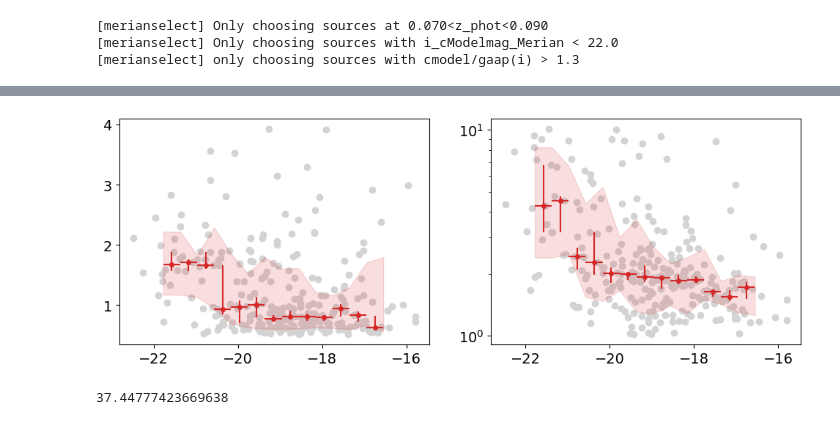
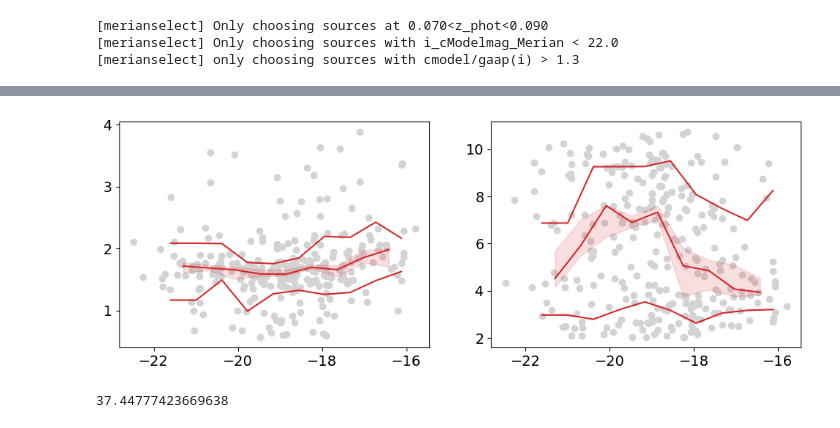
Before and after one commit to ekadofong/agrias, a Jupyter notebook: notebooks/DendroExplore.ipynb, the cells around one changed output, grey strips where cells are left out. Saved outputs shown, nothing was run; the diff lists cells and outputs as text; code cells hidden in the pictures.

Commit message:
add in color dependent av estimate

```diff
--- a/notebooks/DendroExplore.ipynb
+++ b/notebooks/DendroExplore.ipynb
@@ -193,2 +217,2 @@ sbdf.dropna()
 # %%
-extended = (sbdf['A']/sbdf['i_std'] > 3.)&(sbdf['n']>0.5)&(sbdf['n']<4.)&(sbdf['r_eff']>sbdf['r_eff_psf'])
+extended = (10.**(sbdf['A']-sbdf['i_std']) > 3.)&(sbdf['n']>0.5)&(sbdf['n']<4.)&(sbdf['r_eff']>(2.*sbdf['r_eff_psf']))
@@ -197,40 +258,42 @@ fig, axarr = plt.subplots(1,2,figsize=(12,4))
 
 ax = axarr[0]
 im = ax.scatter(
     #merian_sources.reindex(sbdf.index).loc[extended, 'i_cModelmag_Merian'],
     merian_sources.reindex(sbdf.index).loc[extended, 'Mi'],
     sbdf.loc[extended,'n'],
     color='lightgrey',
 )
 ek.running_quantile(
     merian_sources.reindex(sbdf.index).loc[extended, 'Mi'],
     sbdf.loc[extended,'n'],
-    bins=14,
+    bins=10,
     ax=ax,
     erronqt=True,
-    color='tab:red'
+    color='tab:red',
+    err_format='fill_between'
 )
 
 ax = axarr[1]
 im = ax.scatter(
     #merian_sources.reindex(sbdf.index).loc[extended, 'i_cModelmag_Merian'],
     merian_sources.reindex(sbdf.index).loc[extended, 'Mi'],
     sbdf.loc[extended,'r_eff'],
     color='lightgrey',
 )
-ek.running_quantile(
+_=ek.running_quantile(
     merian_sources.reindex(sbdf.index).loc[extended, 'Mi'],
     sbdf.loc[extended,'r_eff'],
-    bins=14,
+    bins=10,
     ax=ax,
     erronqt=True,
-    color='tab:red'
+    color='tab:red',
+    err_format='fill_between'
 )
-ax.set_yscale('log')
+#ax.set_yscale('log')
 #plt.colorbar(im, ax=ax, label=r'$M_i$')
 #ax.set_ylim(0.,2.5)
 # %% [output]
-[figure, old version]
+[figure, new version]
 # %%
 row = sbdf.loc['M3037018241684749214']
 print(np.log10(row.A))
```
Also changed, not shown: parts of 6 cells of this notebook, 2 other files.
